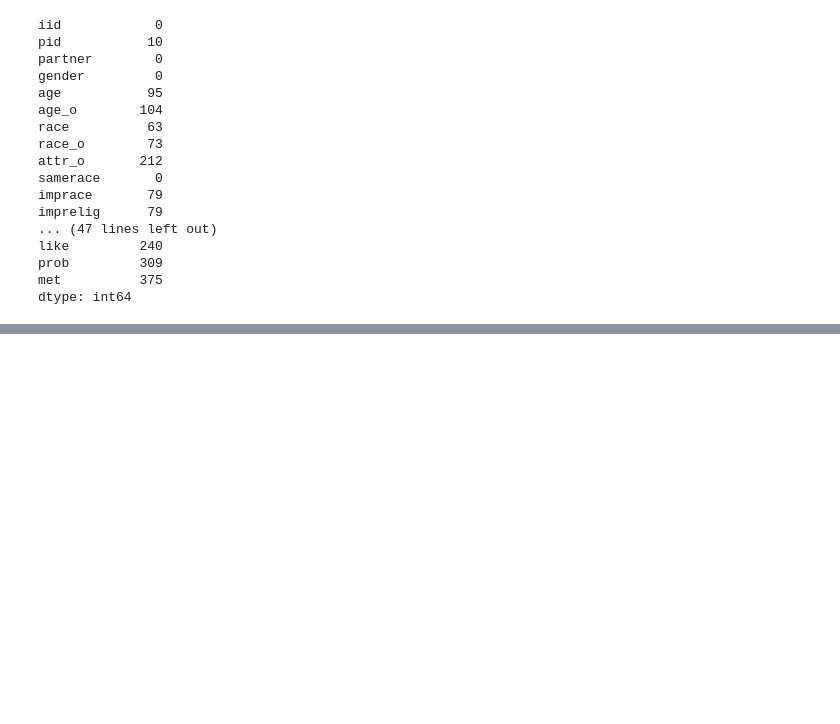
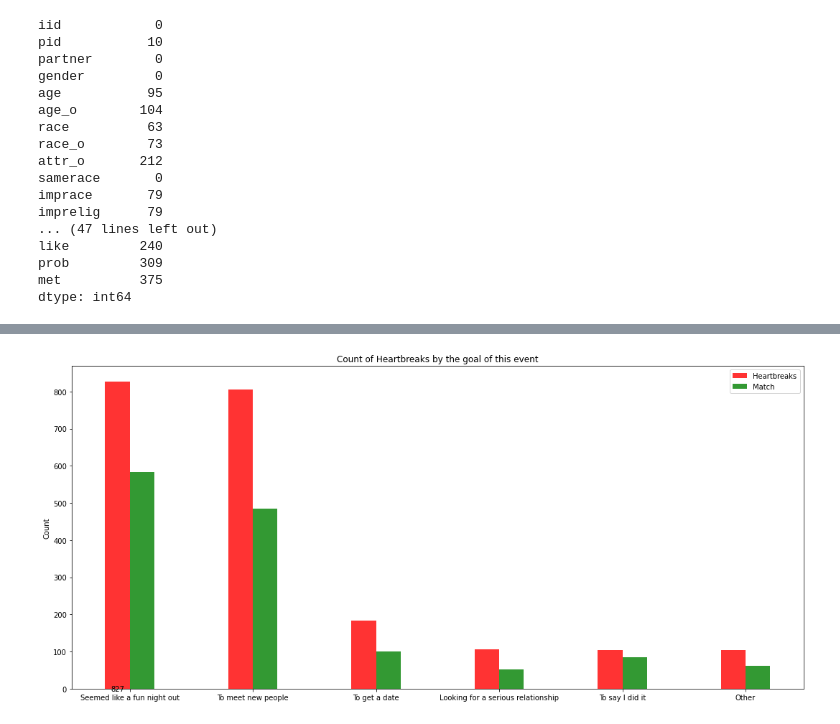
Before and after one commit to ZoziLaMalice/speed_dating, a Jupyter notebook: Notebook/first_cleaning_&_analyse.ipynb, the cells around one changed output, grey strips where cells are left out. Saved outputs shown, nothing was run; the diff lists cells and outputs as text; code cells hidden in the pictures; blank space fills up the shorter version.

```diff
--- a/Notebook/first_cleaning_&_analyse.ipynb
+++ b/Notebook/first_cleaning_&_analyse.ipynb
@@ -519,0 +549,10 @@ plt.show()
+# %%
+heart_breack = full_data.query("dec == 1 & dec_o == 0")
+hd = heart_breack[["goal", "iid"]]
+chart_data_5 = hd.groupby("goal").count()
+chart_data_5
+
+heart_breack = full_data.query("dec == 1 & dec_o == 1")
+hd = heart_breack[["goal", "iid"]]
+chart_data_6 = hd.groupby("goal").count()
+chart_data_6
@@ -519,0 +568,28 @@ plt.show()
+# %%
+plt.figure(figsize=(15, 7))
+index = np.arange(len(np.array(chart_data_5.iid)))
+bar_width = 0.2
+opacity = 0.8
+
+bar1 = plt.bar(index, np.array(chart_data_5.iid), bar_width,
+alpha=opacity,
+color='red',
+label='Heartbreaks')
+
+bar2 = plt.bar(index + bar_width, np.array(chart_data_6.iid), bar_width,
+alpha=opacity,
+color='green',
+label='Match')
+
+plt.text(index[0], 0.05, np.round(np.array(chart_data_5.iid)[0], 2), ha="center", va="center")
+
+plt.ylabel('Count')
+plt.title('Count of Heartbreaks by the goal of this event')
+plt.xticks(index + bar_width/2, ['Seemed like a fun night out', 'To meet new people', 'To get a date', 'Looking for a serious relationship', 'To say I did it', 'Other'])
+plt.legend()
+
+
+plt.tight_layout()
+plt.show()
+# %% [output]
+[figure, added]
```
Also changed, not shown: parts of 24 cells of this notebook, 2 other files.
